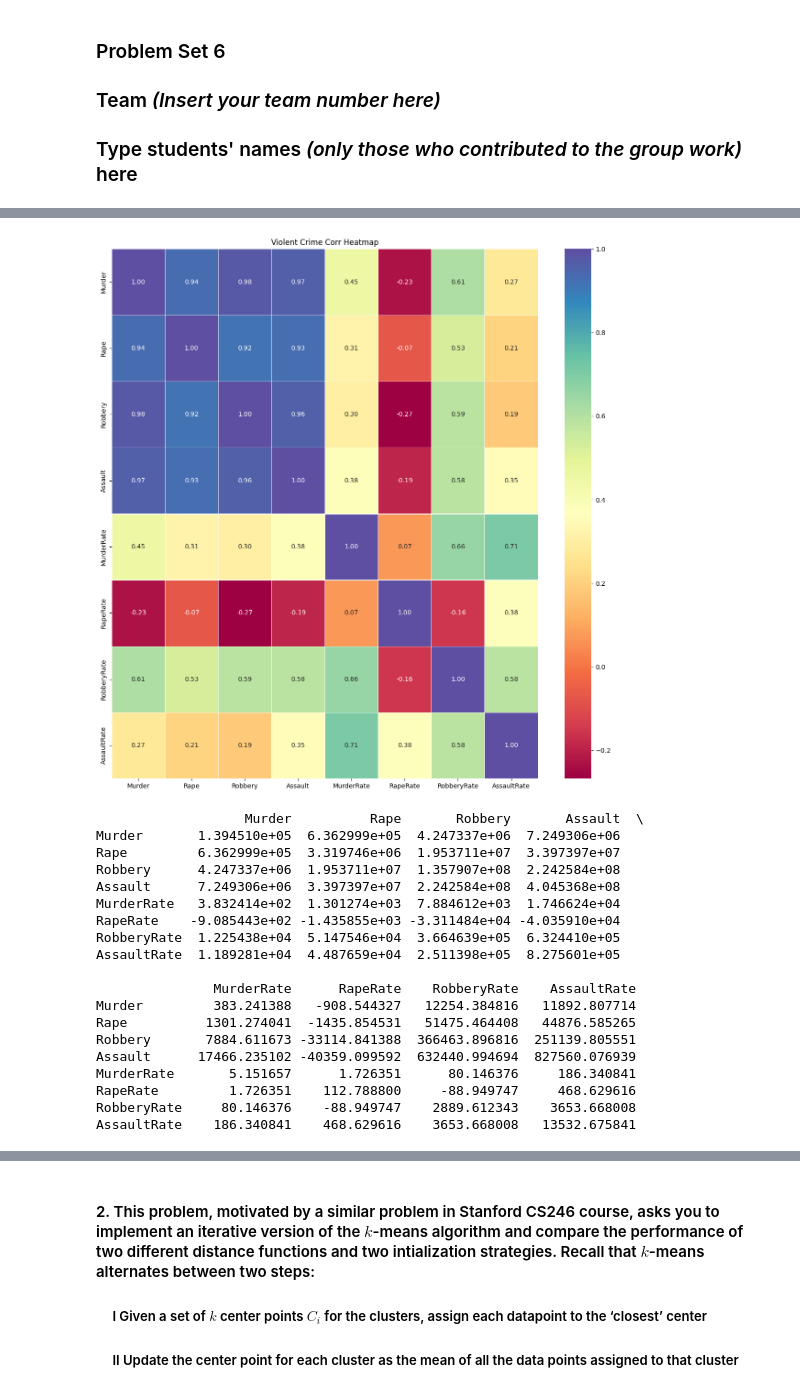
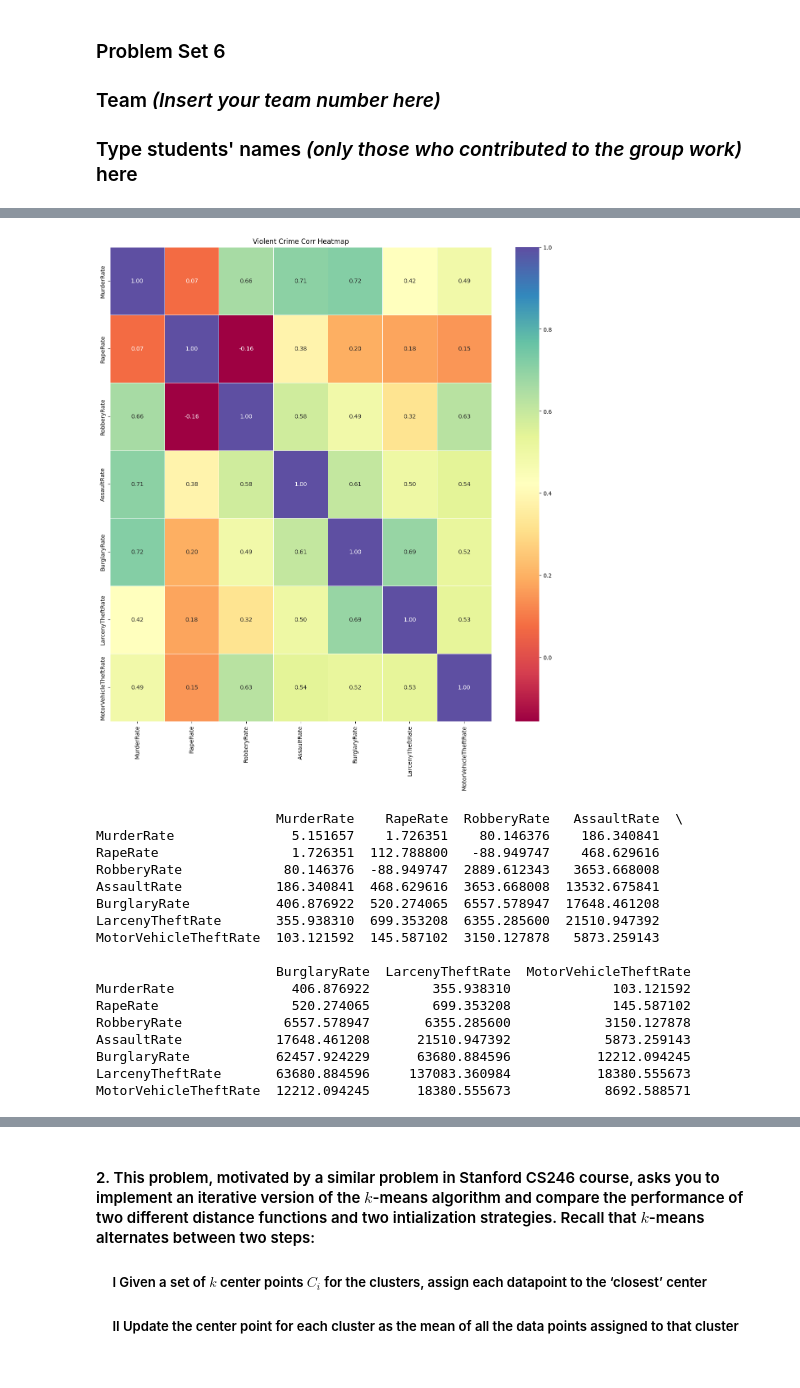
Before and after one commit to PrelaunchZeus2/Data-319-Model-Data-Based-Methods, a Jupyter notebook: Problem Sets/Problem Set 6/DATA319_2024Summer_PS6.ipynb, the cells around one changed output, grey strips where cells are left out. Saved outputs shown, nothing was run; the diff lists cells and outputs as text; code cells hidden in the pictures.

```diff
--- a/Problem Sets/Problem Set 6/DATA319_2024Summer_PS6.ipynb
+++ b/Problem Sets/Problem Set 6/DATA319_2024Summer_PS6.ipynb
@@ -48,7 +54,7 @@ crime_data.rename(columns={'Unnamed: 0':'Index'}, inplace=True)
 crime_data = crime_data.select_dtypes(include=['int64','float64'])
 
 #select subset of columns
-crime_data = crime_data[['Murder', 'Rape', 'Robbery', 'Assault', 'MurderRate', 'RapeRate', 'RobberyRate', 'AssaultRate']]
+crime_data = crime_data[['MurderRate', 'RapeRate', 'RobberyRate', 'AssaultRate', 'BurglaryRate', 'LarcenyTheftRate', 'MotorVehicleTheftRate']]
 crime_data.describe()
 
 #boxplot of columns
@@ -69,34 +66,34 @@ for column in crime_data.columns:
 # %%
 #B
 #Corr matrix
 
 corr_matrix = crime_data.corr()
 plt.figure(figsize = (15, 15))
 sns.heatmap(corr_matrix, annot = True, fmt = '.2f', cmap = 'Spectral', linewidths = .5)
 plt.title('Violent Crime Corr Heatmap')
 plt.show()
 
 #Cov Matrix
 cov_matrix = crime_data.cov()
+plt.figure(figsize = (15, 15))
+sns.heatmap(cov_matrix, annot = True, fmt = '.2f', cmap = 'Spectral', linewidths = .5)
 print(cov_matrix)
 # %% [output]
-[figure, old version]
+[figure, new version]
-                   Murder          Rape       Robbery       Assault  \
-Murder       1.394510e+05  6.362999e+05  4.247337e+06  7.249306e+06
-Rape         6.362999e+05  3.319746e+06  1.953711e+07  3.397397e+07
-Robbery      4.247337e+06  1.953711e+07  1.357907e+08  2.242584e+08
-Assault      7.249306e+06  3.397397e+07  2.242584e+08  4.045368e+08
-MurderRate   3.832414e+02  1.301274e+03  7.884612e+03  1.746624e+04
-RapeRate    -9.085443e+02 -1.435855e+03 -3.311484e+04 -4.035910e+04
-RobberyRate  1.225438e+04  5.147546e+04  3.664639e+05  6.324410e+05
-AssaultRate  1.189281e+04  4.487659e+04  2.511398e+05  8.275601e+05
+                       MurderRate    RapeRate  RobberyRate   AssaultRate  \
+MurderRate               5.151657    1.726351    80.146376    186.340841
+RapeRate                 1.726351  112.788800   -88.949747    468.629616
+RobberyRate             80.146376  -88.949747  2889.612343   3653.668008
+AssaultRate            186.340841  468.629616  3653.668008  13532.675841
+BurglaryRate           406.876922  520.274065  6557.578947  17648.461208
+LarcenyTheftRate       355.938310  699.353208  6355.285600  21510.947392
+MotorVehicleTheftRate  103.121592  145.587102  3150.127878   5873.259143
 
-               MurderRate      RapeRate    RobberyRate    AssaultRate
-Murder         383.241388   -908.544327   12254.384816   11892.807714
-Rape          1301.274041  -1435.854531   51475.464408   44876.585265
-Robbery       7884.611673 -33114.841388  366463.896816  251139.805551
-Assault      17466.235102 -40359.099592  632440.994694  827560.076939
-MurderRate       5.151657      1.726351      80.146376     186.340841
-RapeRate         1.726351    112.788800     -88.949747     468.629616
-RobberyRate     80.146376    -88.949747    2889.612343    3653.668008
-AssaultRate    186.340841    468.629616    3653.668008   13532.675841
+                       BurglaryRate  LarcenyTheftRate  MotorVehicleTheftRate
+MurderRate               406.876922        355.938310             103.121592
+RapeRate                 520.274065        699.353208             145.587102
+RobberyRate             6557.578947       6355.285600            3150.127878
+AssaultRate            17648.461208      21510.947392            5873.259143
+BurglaryRate           62457.924229      63680.884596           12212.094245
+LarcenyTheftRate       63680.884596     137083.360984           18380.555673
+MotorVehicleTheftRate  12212.094245      18380.555673            8692.588571
```
Also changed, not shown: parts of 6 cells of this notebook.
